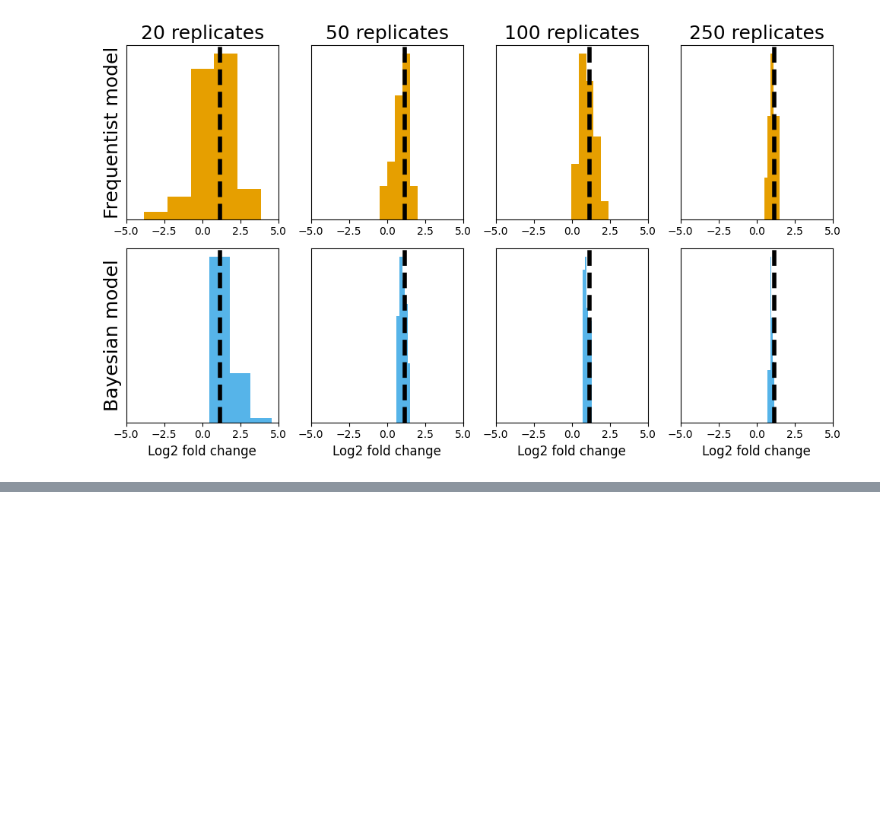
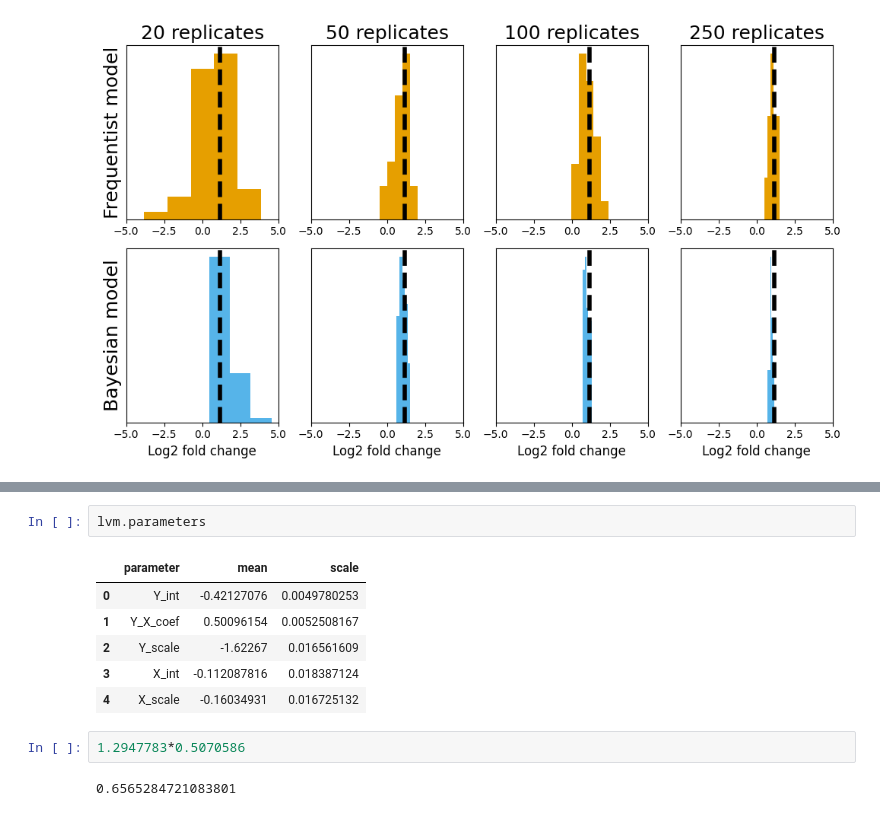
Before and after one commit to devonjkohler/Causomic, a Jupyter notebook: vignettes/methods_paper/TF_simulation.ipynb, the cells around one changed output, grey strips where cells are left out. Drawn from its saved outputs; the diff is of its cells as text; blank space fills up the shorter version.

```diff
--- a/vignettes/methods_paper/TF_simulation.ipynb
+++ b/vignettes/methods_paper/TF_simulation.ipynb
@@ -3515,0 +3644,13 @@ plt.tight_layout()
+# %%
+lvm.parameters
+# %% [output]
+|  | parameter | mean | scale |
+| 0 | Y_int | -0.42127076 | 0.0049780253 |
+| 1 | Y_X_coef | 0.50096154 | 0.0052508167 |
+| 2 | Y_scale | -1.62267 | 0.016561609 |
+| 3 | X_int | -0.112087816 | 0.018387124 |
+| 4 | X_scale | -0.16034931 | 0.016725132 |
+# %%
+1.2947783*0.5070586
+# %% [output]
+0.6565284721083801
```
Also changed, not shown: parts of 10 cells of this notebook, 27 other files.
